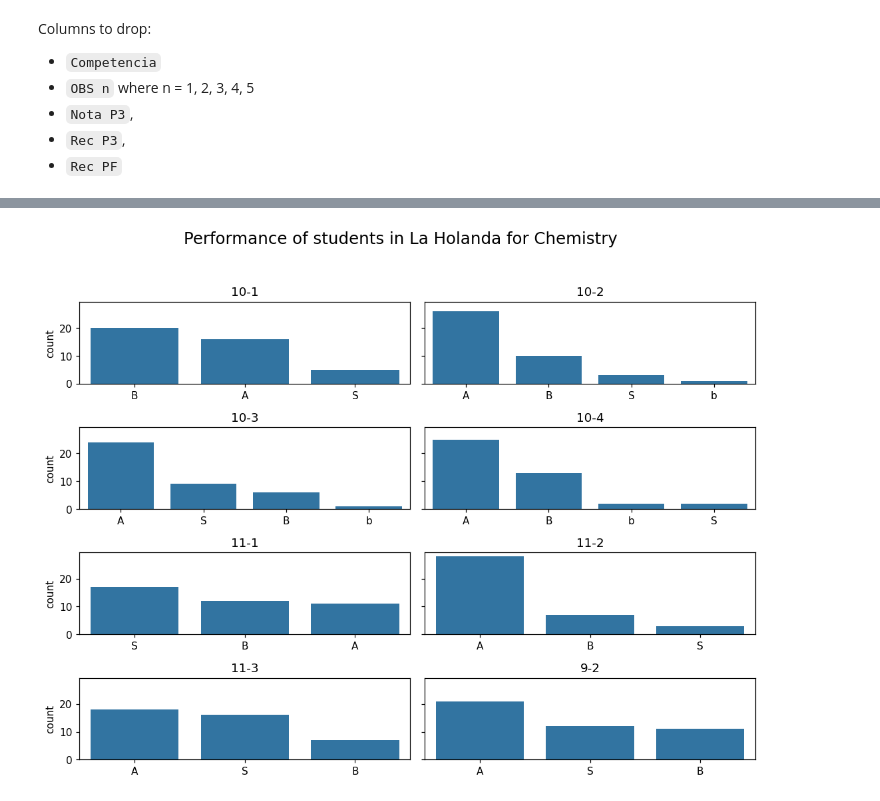
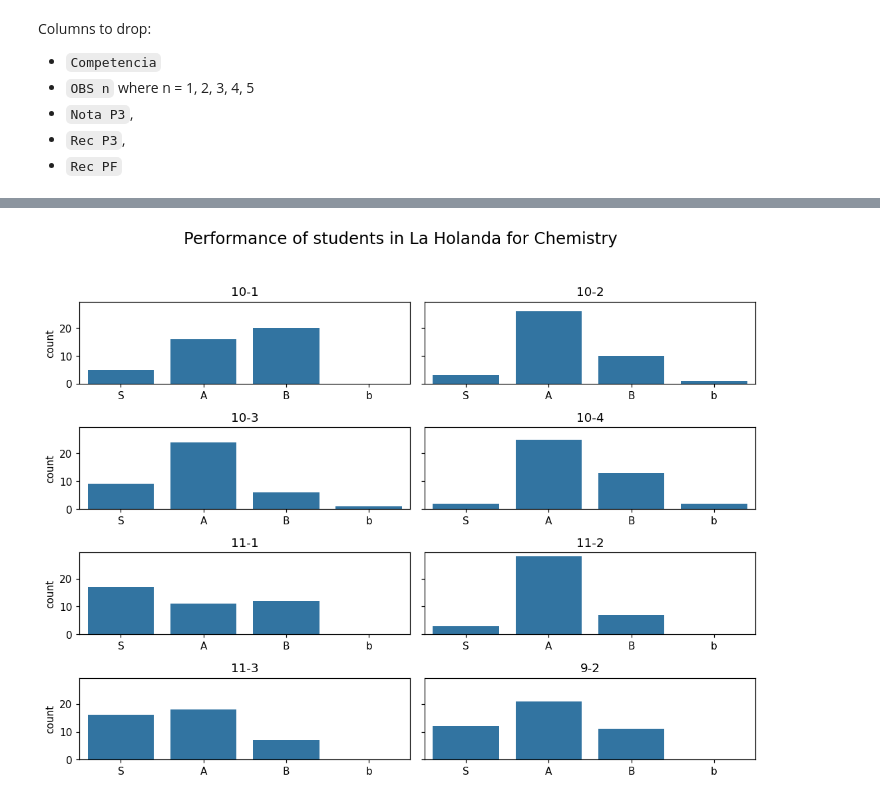
Before and after one commit to marlon-cooh/mlops, a Jupyter notebook: eda.ipynb, the cells around one changed output, grey strips where cells are left out. Saved outputs shown, nothing was run; the diff lists cells and outputs as text; code cells hidden in the pictures.

Commit message:
(build) eda.ipynb > Cumulated analysis for chemistry grades (P1 and P2) for 9-2, 10th, and 11th grades. (build) utils/pipeline.py > fn for remove_unregistered_students() was moved to here.

```diff
--- a/eda.ipynb
+++ b/eda.ipynb
@@ -177,41 +85 @@ cols_to_drop = ['Competencia', 'OBS  4', 'OBS  5', 'OBS  2', 'Rec PF', 'OBS  1',
-# %%
-def remove_unregistered_students(raw_df:pd.DataFrame) -> pd.DataFrame:
-    """
-        Cleans the raw dataframe by removing unnecessary columns and rows that do not contain grading information along with students that are not listed in the courses.
-        Args:
-            raw_df (pd.DataFrame): The raw dataframe to be cleaned.
-        Returns:
-            pd.DataFrame: The cleaned dataframe.
-    """
-    # Dropping unnecessary columns.
-
-    # Unnecessary columns are those that do not relate to grading.
-    cols_to_drop = ['Competencia', 'OBS  1', 'OBS  2', 'OBS  3', 'OBS  4', 'OBS  5']
-
-    # Keeping only the first 13 columns that relate to grading.
-    cleaned_df = raw_df.drop(columns=cols_to_drop).iloc[:, :13]
-
-    # Replacing "None" and pd.NA values with NaN, then dropping rows that are completely empty.
-    cleaned_df = cleaned_df.replace({"None", pd.NA}, inplace=False).reset_index().rename(columns={'index' : 'ESTUDIANTE'})
-
-    # Resetting index and dropping completely empty rows, then creating an auxiliar foreign key.
-    cleaned_df = cleaned_df.reset_index().rename(columns={'index' : 'ID'})
-    cleaned_df = cleaned_df.dropna(how="all", subset=cleaned_df.columns[2:13], inplace=False).dropna(subset=cleaned_df.columns[9], how="all")
-
-    # Merge to non-grading relative columns.
-    to_merge = raw_df.iloc[:, 19:].reset_index().rename(columns={'index' : 'ESTUDIANTE'}).reset_index().rename(columns={'index' : 'ID'})
-    merged = cleaned_df.merge(
-        to_merge,
-        on=[
-            'ID',
-            'ESTUDIANTE'
-        ],
-        how='inner'
-    )
-
-    # Columns where missing values must be binarized.
-    cols = ['Rec P1', 'Rec P2', 'Rec P3', 'Rec PF']
-    merged[cols] = merged[cols].notna().astype("Int64")
-
-    return merged
 # %% [markdown]
@@ -219,6 +87,6 @@ def remove_unregistered_students(raw_df:pd.DataFrame) -> pd.DataFrame:
 # %%
 to_analyse = {
-    i: remove_unregistered_students(dfs[k])['Nota PF'].value_counts().sort_values(ascending=False)
+    i: remove_unregistered_students(dfs[k])['Nota PF'].value_counts().reset_index()
     for i, k in enumerate(dfs)
     if i % 2 == 0
 }
@@ -225,25 +111,25 @@ to_analyse = {
 # %%
 fig, axes = plt.subplots(nrows=4, ncols=2, figsize=(10, 8), dpi=110, sharex=False, sharey=True)
 
 # Set a single title for the whole figure
 fig.suptitle("Performance of students in La Holanda for Chemistry", fontsize=16)
 
 # Plot the first 6 series from to_analyse into the 3x2 grid
 for ax, series in zip(axes.flatten(), to_analyse.values()):
-	sns.barplot(x=series.index, y=series.values, ax=ax)
+	sns.barplot(x=series['Nota PF'], y=series['count'], ax=ax)
 	ax.set_xlabel("")
 	ax.set_ylabel("count")
 
 axes.flatten()[0].set_title("10-1")
 axes.flatten()[1].set_title("10-2")
 axes.flatten()[2].set_title("10-3")
 axes.flatten()[3].set_title("10-4")
 axes.flatten()[4].set_title("11-1")
 axes.flatten()[5].set_title("11-2")
 axes.flatten()[6].set_title("11-3")
 axes.flatten()[7].set_title("9-2")
 
 plt.tight_layout(rect=[0, 0.03, 1, 0.95])
 plt.show()
 # %% [output]
-[figure, old version]
+[figure, new version]
```
Also changed, not shown: parts of 26 cells of this notebook, 1 other file.
